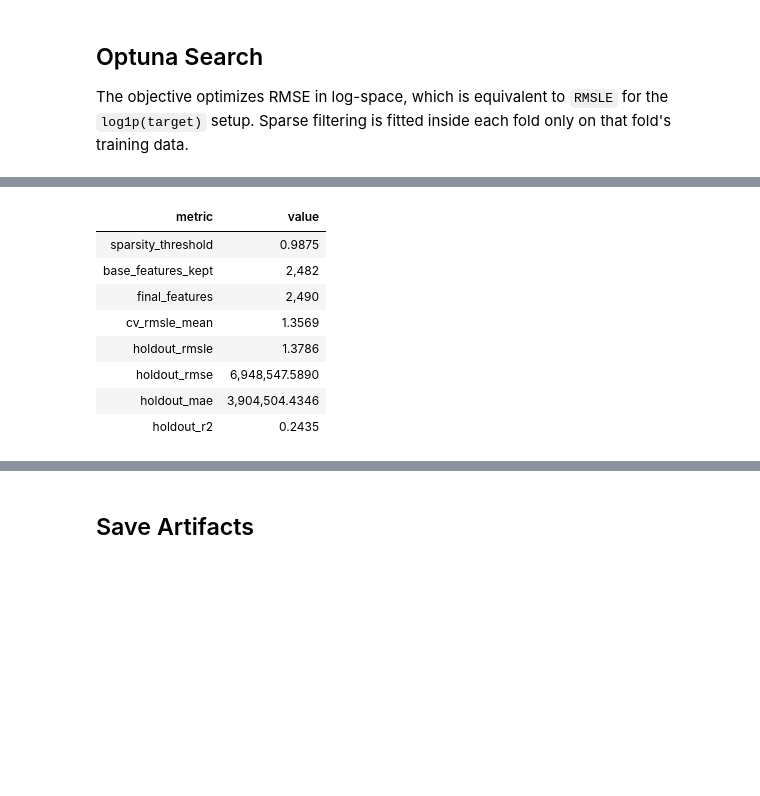
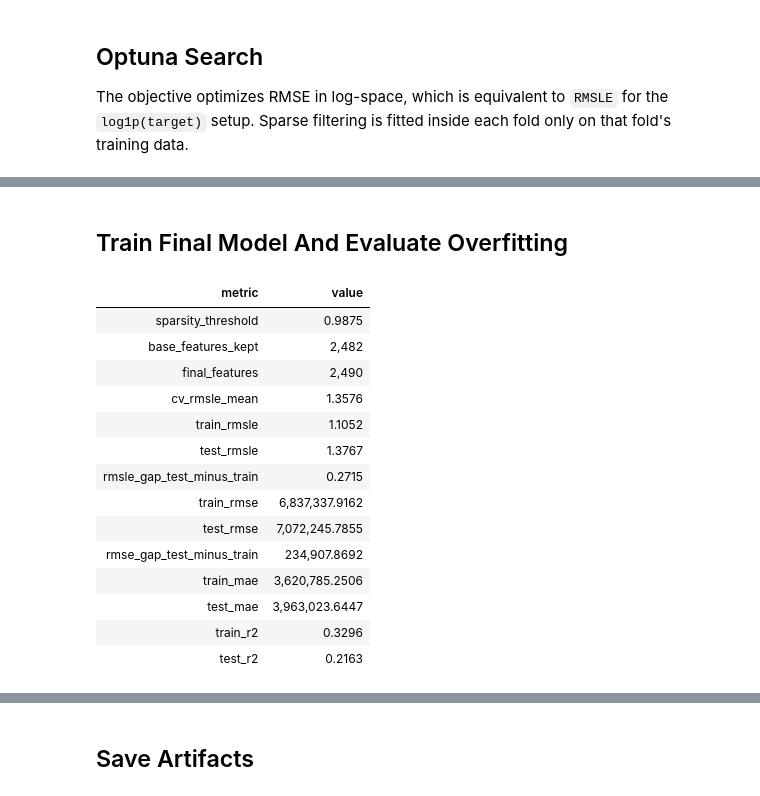
Before and after one commit to yeustsihneyeu/santander-value-prediction-challenge, a Jupyter notebook: notebooks/09_final_optuna_lgbm.ipynb, the cells around one changed output, grey strips where cells are left out. Cells and saved outputs as stored; diff of their text form; code cells hidden in the pictures; blank space fills up the shorter version.

```diff
--- a/notebooks/09_final_optuna_lgbm.ipynb
+++ b/notebooks/09_final_optuna_lgbm.ipynb
@@ -25,11 +24,9 @@ from src.modeling import build_lgbm_regressor
 SEED = 42
 TEST_SIZE = 0.33
 CV = 5
-N_TRIALS = 20
-FALLBACK_SPARSITY_THRESHOLD = 0.985
-
-ARTIFACTS_DIR = Path("../artifacts/final_optuna_lgbm")
-ARTIFACTS_DIR.mkdir(parents=True, exist_ok=True)
+N_TRIALS = 50
+EARLY_STOPPING_ROUNDS = 100
+SPARSITY_THRESHOLD = 0.9875
 # %% [markdown]
 ## Load Data
 # %%
@@ -167,0 +142,12 @@ y_pred = np.clip(y_pred, 0, None)
+# %%
+best_params = study.best_params.copy()
+best_iteration = study.best_trial.user_attrs.get("mean_best_iteration", best_params["n_estimators"])
+final_params = best_params.copy()
+final_params["n_estimators"] = int(best_iteration)
+
+{
+    "best_cv_rmsle": study.best_value,
+    "best_params": best_params,
+    "final_params": final_params,
+    "fold_best_iterations": study.best_trial.user_attrs.get("fold_best_iterations"),
+}
@@ -167,0 +172,2 @@ y_pred = np.clip(y_pred, 0, None)
+# %% [markdown]
+## Train Final Model And Evaluate Overfitting
@@ -168,37 +199,64 @@ y_pred = np.clip(y_pred, 0, None)
 # %%
+train_rmsle = root_mean_squared_log_error(y_train_raw, y_train_pred)
+test_rmsle = root_mean_squared_log_error(y_test_raw, y_test_pred)
+train_rmse = root_mean_squared_error(y_train_raw, y_train_pred)
+test_rmse = root_mean_squared_error(y_test_raw, y_test_pred)
+train_mae = mean_absolute_error(y_train_raw, y_train_pred)
+test_mae = mean_absolute_error(y_test_raw, y_test_pred)
+train_r2 = r2_score(y_train_raw, y_train_pred)
+test_r2 = r2_score(y_test_raw, y_test_pred)
+
 metrics = pd.DataFrame(
     {
         "metric": [
             "sparsity_threshold",
             "base_features_kept",
             "final_features",
             "cv_rmsle_mean",
-            "holdout_rmsle",
-            "holdout_rmse",
-            "holdout_mae",
-            "holdout_r2",
+            "train_rmsle",
+            "test_rmsle",
+            "rmsle_gap_test_minus_train",
+            "train_rmse",
+            "test_rmse",
+            "rmse_gap_test_minus_train",
+            "train_mae",
+            "test_mae",
+            "train_r2",
+            "test_r2",
         ],
         "value": [
             "none" if SPARSITY_THRESHOLD is None else SPARSITY_THRESHOLD,
             len(keep_columns),
             X_train_final.shape[1],
             study.best_value,
-            root_mean_squared_log_error(y_test_raw, y_pred),
-            root_mean_squared_error(y_test_raw, y_pred),
-            mean_absolute_error(y_test_raw, y_pred),
-            r2_score(y_test_raw, y_pred),
+            train_rmsle,
+            test_rmsle,
+            test_rmsle - train_rmsle,
+            train_rmse,
+            test_rmse,
+            test_rmse - train_rmse,
+            train_mae,
+            test_mae,
+            train_r2,
+            test_r2,
         ],
     }
 )
 
 metrics.style.format({"value": format_metric_value}).hide(axis="index")
 # %% [output]
 | metric | value |
 | sparsity_threshold | 0.9875 |
 | base_features_kept | 2,482 |
 | final_features | 2,490 |
-| cv_rmsle_mean | 1.3569 |
-| holdout_rmsle | 1.3786 |
-| holdout_rmse | 6,948,547.5890 |
-| holdout_mae | 3,904,504.4346 |
-| holdout_r2 | 0.2435 |
+| cv_rmsle_mean | 1.3576 |
+| train_rmsle | 1.1052 |
+| test_rmsle | 1.3767 |
+| rmsle_gap_test_minus_train | 0.2715 |
+| train_rmse | 6,837,337.9162 |
+| test_rmse | 7,072,245.7855 |
+| rmse_gap_test_minus_train | 234,907.8692 |
+| train_mae | 3,620,785.2506 |
+| test_mae | 3,963,023.6447 |
+| train_r2 | 0.3296 |
+| test_r2 | 0.2163 |
```
Also changed, not shown: parts of 18 cells of this notebook, 25 other files.
